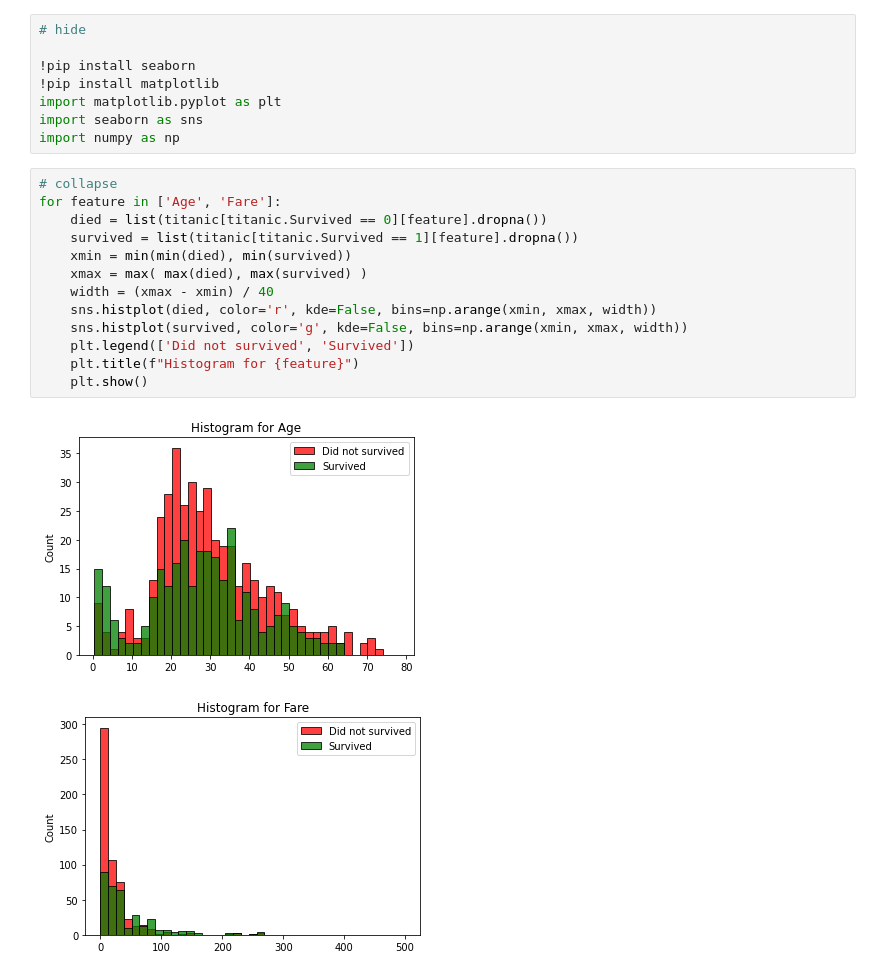
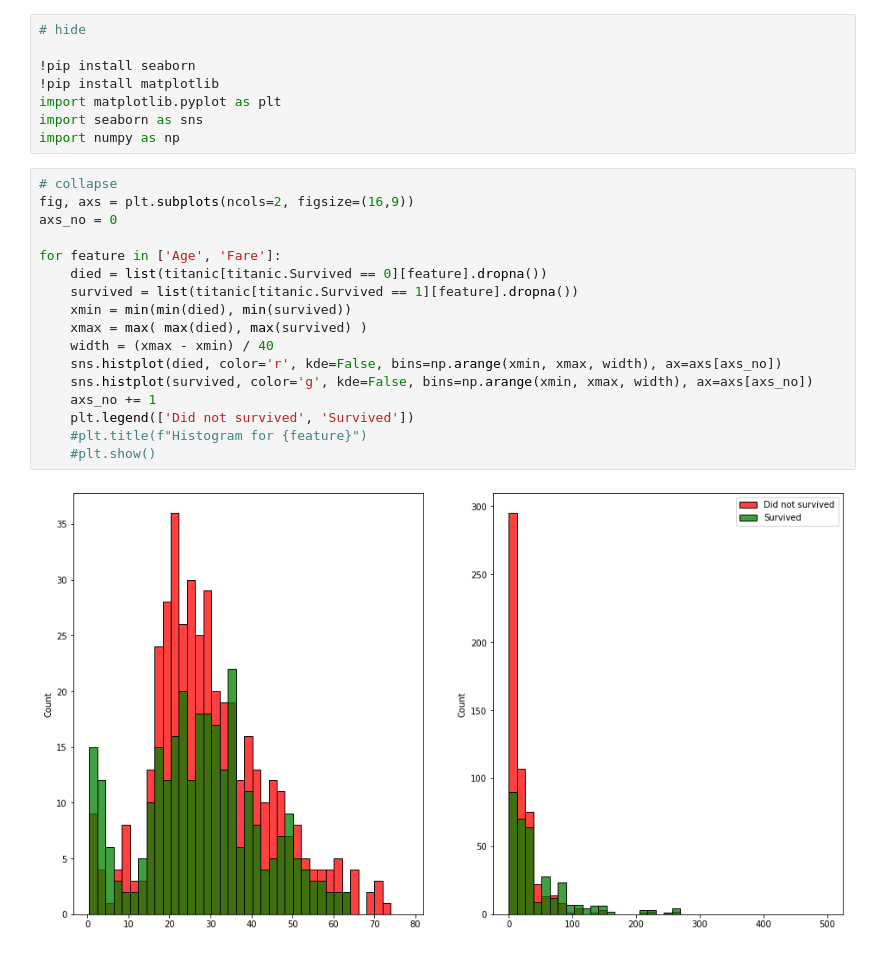
Before and after one commit to pandya6988/my_first_fastpage, a Jupyter notebook: _notebooks/2022-09-11-feature_engineering.ipynb, the cells around one changed output. Saved outputs shown, nothing was run; the diff lists cells and outputs as text.

```diff
--- a/_notebooks/2022-09-11-feature_engineering.ipynb
+++ b/_notebooks/2022-09-11-feature_engineering.ipynb
@@ -178,17 +178,20 @@ import seaborn as sns
 import numpy as np
 # %%
 # collapse
+fig, axs = plt.subplots(ncols=2, figsize=(16,9))
+axs_no = 0
+
 for feature in ['Age', 'Fare']:
     died = list(titanic[titanic.Survived == 0][feature].dropna())
     survived = list(titanic[titanic.Survived == 1][feature].dropna())
     xmin = min(min(died), min(survived))
     xmax = max( max(died), max(survived) )
     width = (xmax - xmin) / 40
-    sns.histplot(died, color='r', kde=False, bins=np.arange(xmin, xmax, width))
-    sns.histplot(survived, color='g', kde=False, bins=np.arange(xmin, xmax, width))
+    sns.histplot(died, color='r', kde=False, bins=np.arange(xmin, xmax, width), ax=axs[axs_no])
+    sns.histplot(survived, color='g', kde=False, bins=np.arange(xmin, xmax, width), ax=axs[axs_no])
+    axs_no += 1
     plt.legend(['Did not survived', 'Survived'])
-    plt.title(f"Histogram for {feature}")
-    plt.show()
+    #plt.title(f"Histogram for {feature}")
+    #plt.show()
 # %% [output]
-[figure, old version]
+[figure, new version]
-[figure, removed]
```
Also changed, not shown: 1 other file.
